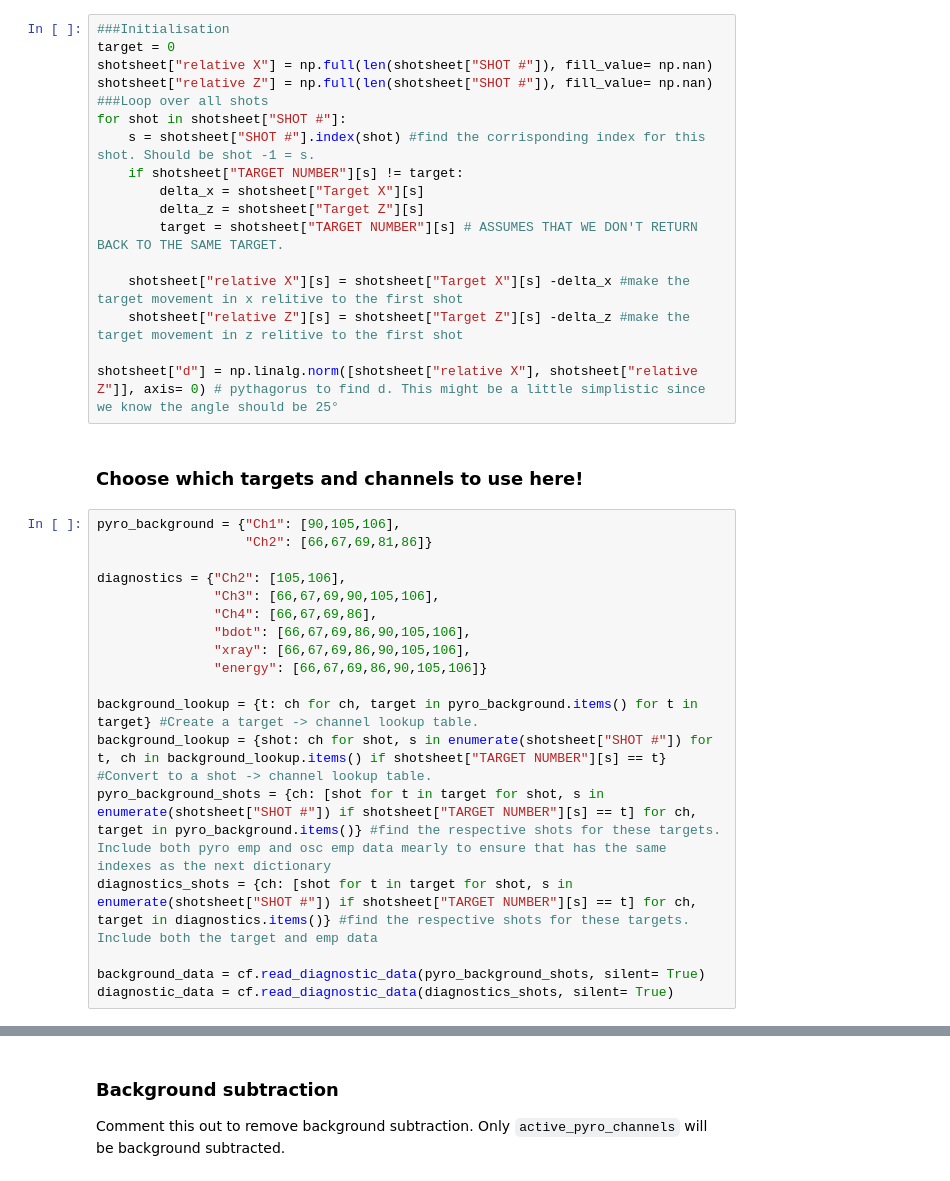
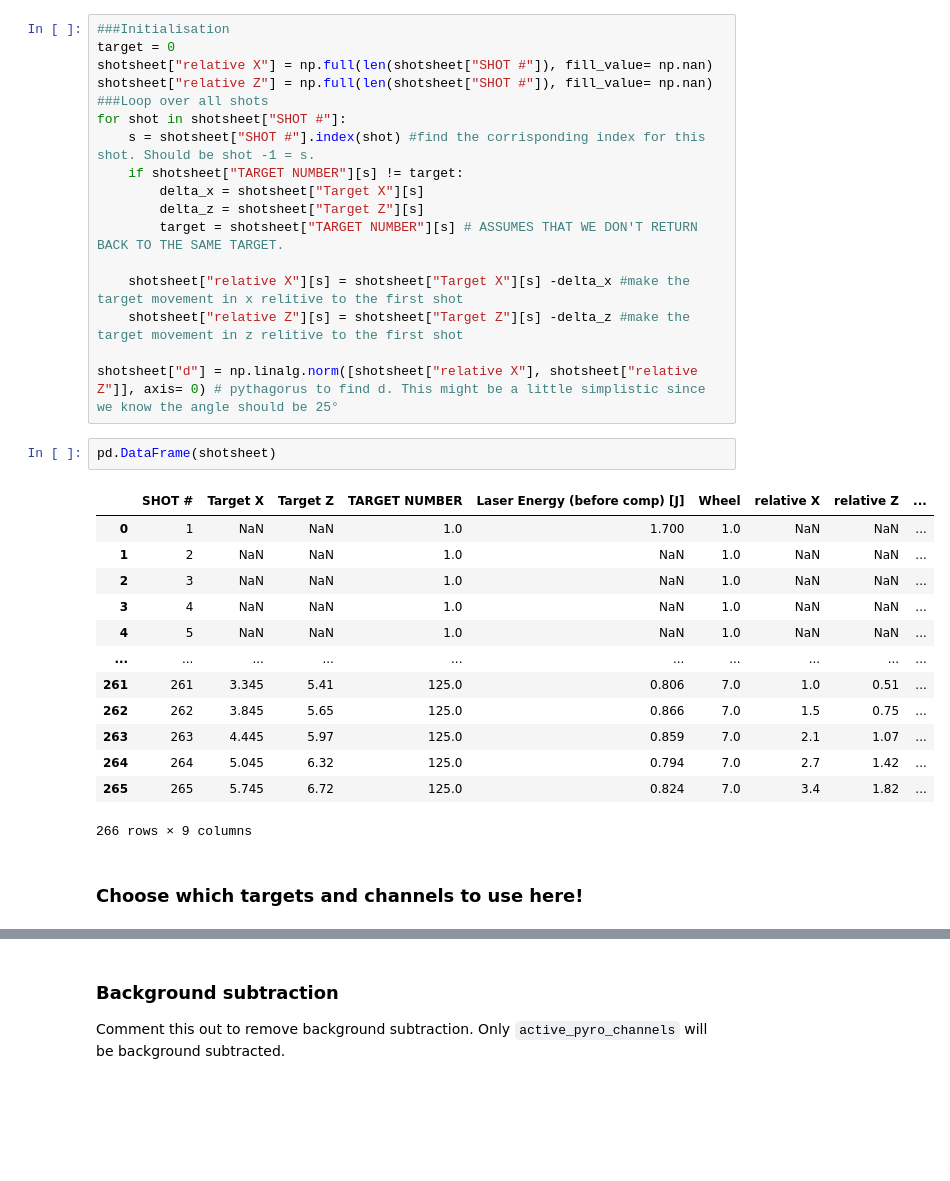
Before and after one commit to Jammi-Dodgers/celia_analysis, a Jupyter notebook: focus_scan_analysis.ipynb, the cells around one changed output, grey strips where cells are left out. Cells and saved outputs as stored; diff of their text form; blank space fills up the shorter version.

```diff
--- a/focus_scan_analysis.ipynb
+++ b/focus_scan_analysis.ipynb
@@ -37,23 +38,21 @@ for shot in shotsheet["SHOT #"]:
     shotsheet["relative Z"][s] = shotsheet["Target Z"][s] -delta_z #make the target movement in z relitive to the first shot
 
 shotsheet["d"] = np.linalg.norm([shotsheet["relative X"], shotsheet["relative Z"]], axis= 0) # pythagorus to find d. This might be a little simplistic since we know the angle should be 25°
+# %%
+pd.DataFrame(shotsheet)
+# %% [output]
+|  | SHOT # | Target X | Target Z | TARGET NUMBER | Laser Energy (before comp) [J] | Wheel | relative X | relative Z | ... |
+| 0 | 1 | NaN | NaN | 1.0 | 1.700 | 1.0 | NaN | NaN | ... |
+| 1 | 2 | NaN | NaN | 1.0 | NaN | 1.0 | NaN | NaN | ... |
+| 2 | 3 | NaN | NaN | 1.0 | NaN | 1.0 | NaN | NaN | ... |
+| 3 | 4 | NaN | NaN | 1.0 | NaN | 1.0 | NaN | NaN | ... |
+| 4 | 5 | NaN | NaN | 1.0 | NaN | 1.0 | NaN | NaN | ... |
+| ... | ... | ... | ... | ... | ... | ... | ... | ... | ... |
+| 261 | 261 | 3.345 | 5.41 | 125.0 | 0.806 | 7.0 | 1.0 | 0.51 | ... |
+| 262 | 262 | 3.845 | 5.65 | 125.0 | 0.866 | 7.0 | 1.5 | 0.75 | ... |
+| 263 | 263 | 4.445 | 5.97 | 125.0 | 0.859 | 7.0 | 2.1 | 1.07 | ... |
+| 264 | 264 | 5.045 | 6.32 | 125.0 | 0.794 | 7.0 | 2.7 | 1.42 | ... |
+| 265 | 265 | 5.745 | 6.72 | 125.0 | 0.824 | 7.0 | 3.4 | 1.82 | ... |
+266 rows × 9 columns
 # %% [markdown]
 ### Choose which targets and channels to use here!
-# %%
-pyro_background = {"Ch1": [90,105,106],
-                   "Ch2": [66,67,69,81,86]}
-
-diagnostics = {"Ch2": [105,106],
-               "Ch3": [66,67,69,90,105,106],
-               "Ch4": [66,67,69,86],
-               "bdot": [66,67,69,86,90,105,106],
-               "xray": [66,67,69,86,90,105,106],
-               "energy": [66,67,69,86,90,105,106]}
-
-background_lookup = {t: ch for ch, target in pyro_background.items() for t in target} #Create a target -> channel lookup table.
-background_lookup = {shot: ch for shot, s in enumerate(shotsheet["SHOT #"]) for t, ch in background_lookup.items() if shotsheet["TARGET NUMBER"][s] == t} #Convert to a shot -> channel lookup table.
-pyro_background_shots = {ch: [shot for t in target for shot, s in enumerate(shotsheet["SHOT #"]) if shotsheet["TARGET NUMBER"][s] == t] for ch, target in pyro_background.items()} #find the respective shots for these targets. Include both pyro emp and osc emp data mearly to ensure that has the same indexes as the next dictionary
-diagnostics_shots = {ch: [shot for t in target for shot, s in enumerate(shotsheet["SHOT #"]) if shotsheet["TARGET NUMBER"][s] == t] for ch, target in diagnostics.items()} #find the respective shots for these targets. Include both the target and emp data
-
-background_data = cf.read_diagnostic_data(pyro_background_shots, silent= True)
-diagnostic_data = cf.read_diagnostic_data(diagnostics_shots, silent= True)
```
Also changed, not shown: parts of 14 cells of this notebook, 1 other file.
